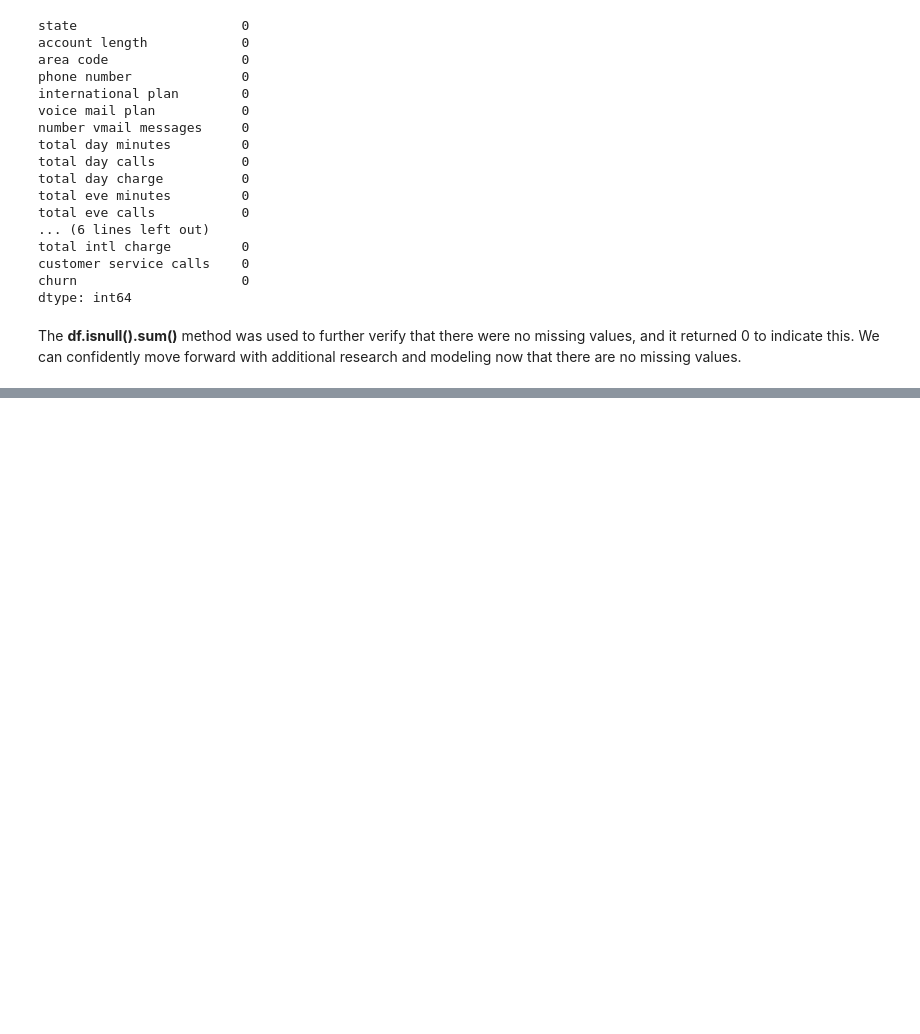
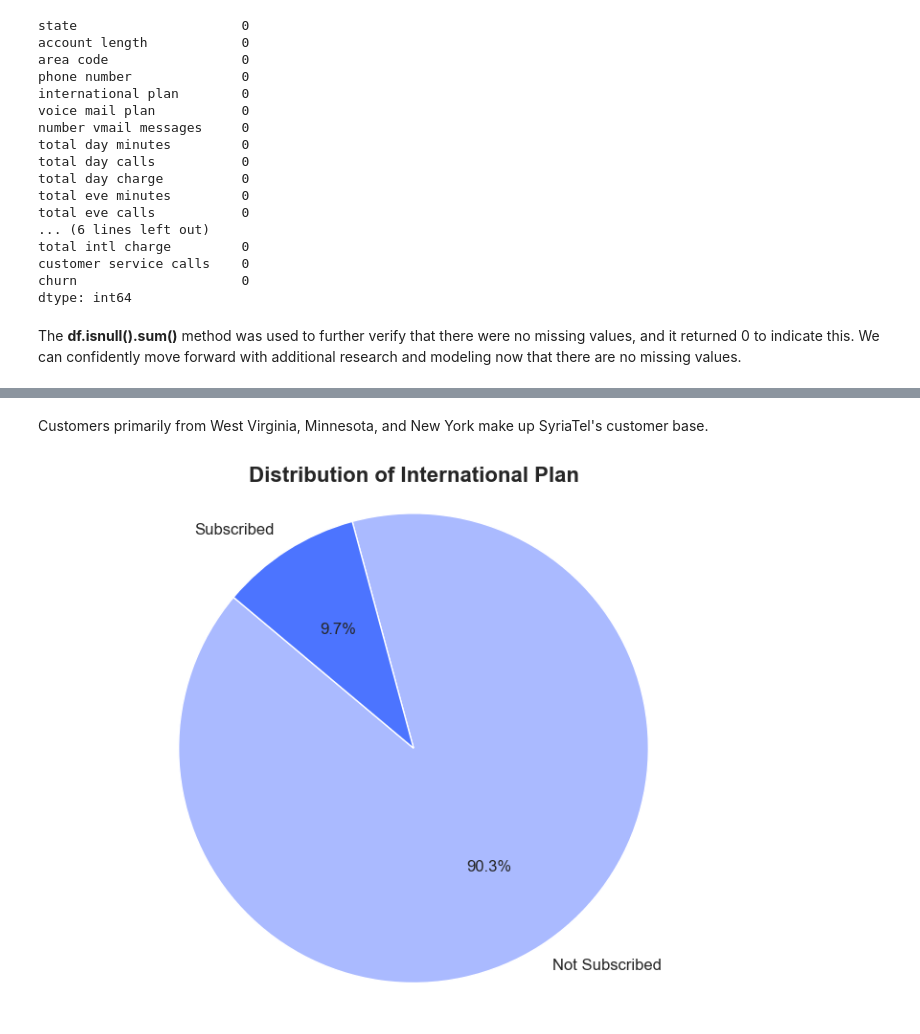
Before and after one commit to EMARIUS98/Project-3, a Jupyter notebook: project 3 .ipynb, the cells around one changed output, grey strips where cells are left out. Drawn from its saved outputs; the diff is of its cells as text; code cells hidden in the pictures; blank space fills up the shorter version.

```diff
--- a/project 3 .ipynb
+++ b/project 3 .ipynb
@@ -154,0 +239,25 @@ The **df.isnull().sum()** method was used to further verify that there were no m
+# %% [markdown]
+Customers primarily from West Virginia, Minnesota, and New York make up SyriaTel's customer base.
+# %%
+import matplotlib.pyplot as plt
+
+# Define custom colors
+light_blue = '#4c74ff'
+lighter_blue = '#aabaff'
+
+# Calculate the percentage of each category
+international_plan_counts = df['international plan'].value_counts()
+labels = ['Subscribed' if x == 'yes' else 'Not Subscribed' for x in international_plan_counts.index]
+sizes = international_plan_counts.values
+colors = [lighter_blue, light_blue]
+
+# Plotting
+plt.figure(figsize=(8, 6))
+plt.pie(sizes, labels=labels, colors=colors, autopct='%1.1f%%', startangle=140, textprops={'fontsize': 12})
+plt.title('Distribution of International Plan', fontsize=16, fontweight='bold')
+plt.axis('equal')  # Equal aspect ratio ensures that pie is drawn as a circle.
+plt.tight_layout()
+
+plt.show()
+# %% [output]
+[figure, added]
```
Also changed, not shown: parts of 44 cells of this notebook.
